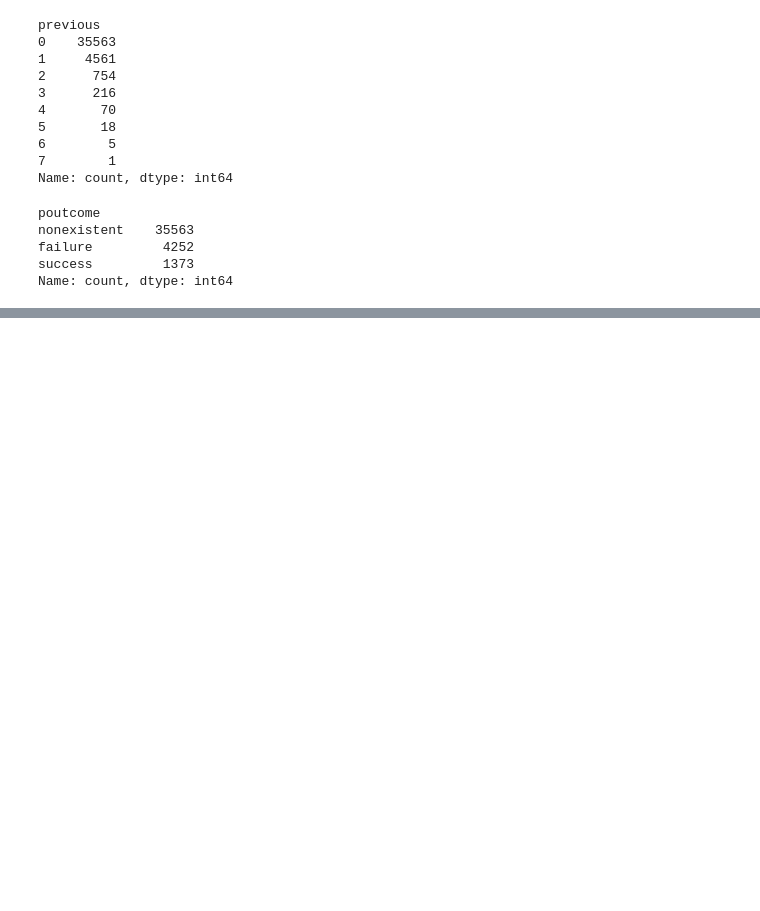
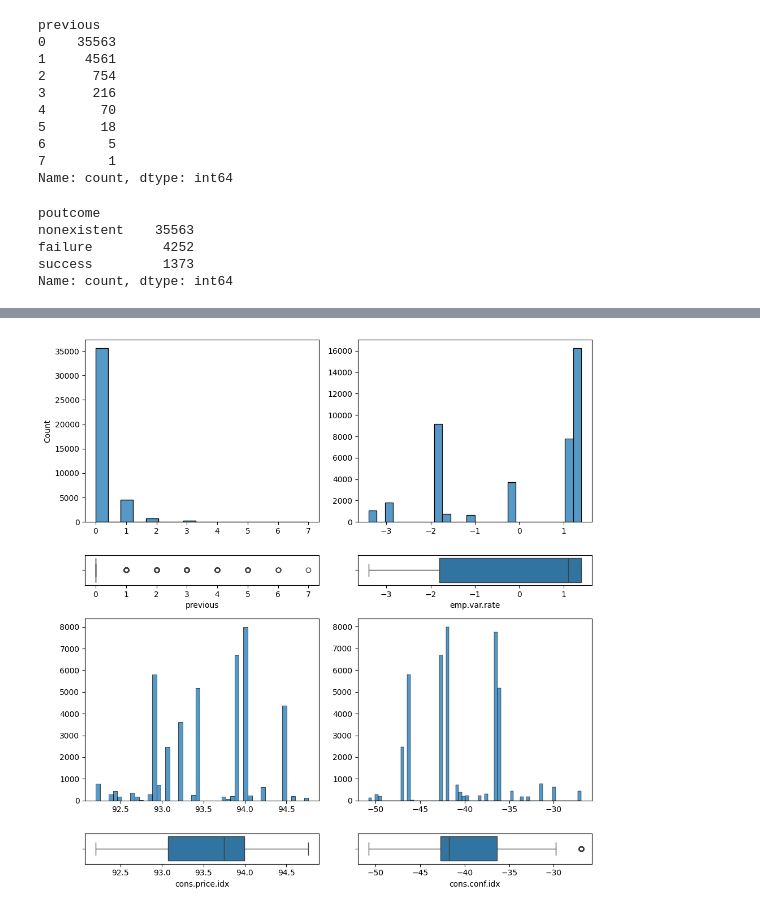
Before and after one commit to 4GeeksAcademy/nicholasdetriologisticregressionproject, a Jupyter notebook: src/explore.ipynb, the cells around one changed output, grey strips where cells are left out. Drawn from its saved outputs; the diff is of its cells as text; code cells hidden in the pictures; blank space fills up the shorter version.

```diff
--- a/src/explore.ipynb
+++ b/src/explore.ipynb
@@ -313,0 +478,24 @@ total_data['emp.var.rate'].value_counts()
+# %%
+# numerical_features = ['Age', 'duration', 'campaign', 'pdays', 'previous', 'emp.var.rate', 'cons.price.idx', 'cons.conf.idx', 'euribor3m', 'nr.employed']
+
+fig, axis = plt.subplots(4, 2, figsize = (10, 10), gridspec_kw={'height_ratios': [6, 1, 6, 1]})
+
+# Creating a multiple figure with histograms and box plots
+sns.histplot(ax = axis[0, 0], data = total_data, x = "previous").set(xlabel = None)
+sns.boxplot(ax = axis[1, 0], data = total_data, x = "previous")
+sns.histplot(ax = axis[0, 1], data = total_data, x = "emp.var.rate").set(xlabel = None, ylabel = None)
+sns.boxplot(ax = axis[1, 1], data = total_data, x = "emp.var.rate")
+
+sns.histplot(ax = axis[2, 0], data = total_data, x = "cons.price.idx").set(xlabel = None, ylabel = None)
+sns.boxplot(ax = axis[3, 0], data = total_data, x = "cons.price.idx")
+sns.histplot(ax = axis[2, 1], data = total_data, x = "cons.conf.idx").set(xlabel = None, ylabel = None)
+sns.boxplot(ax = axis[3, 1], data = total_data, x = "cons.conf.idx")
+
+
+# Adjust the layout
+plt.tight_layout()
+
+# Show the plot
+plt.show()
+# %% [output]
+[figure, added]
```
Also changed, not shown: parts of 10 cells of this notebook.
